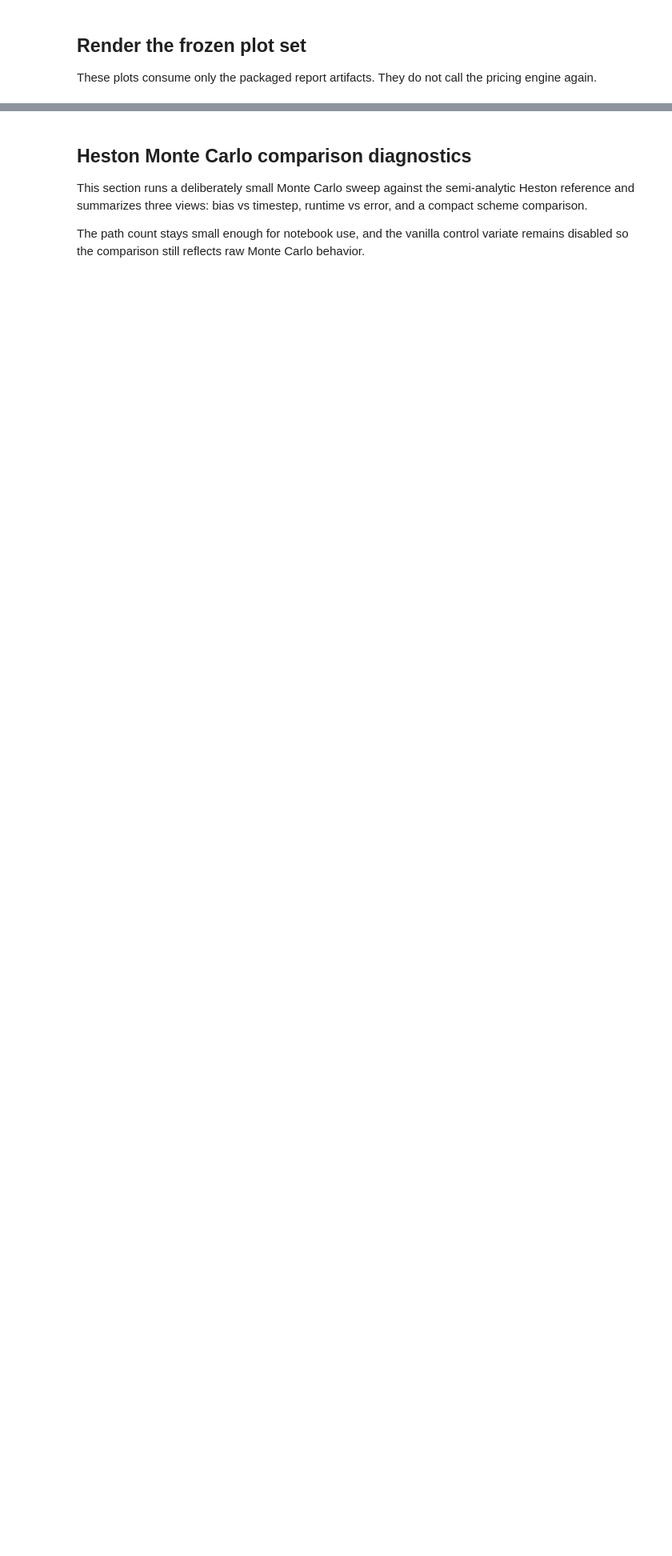
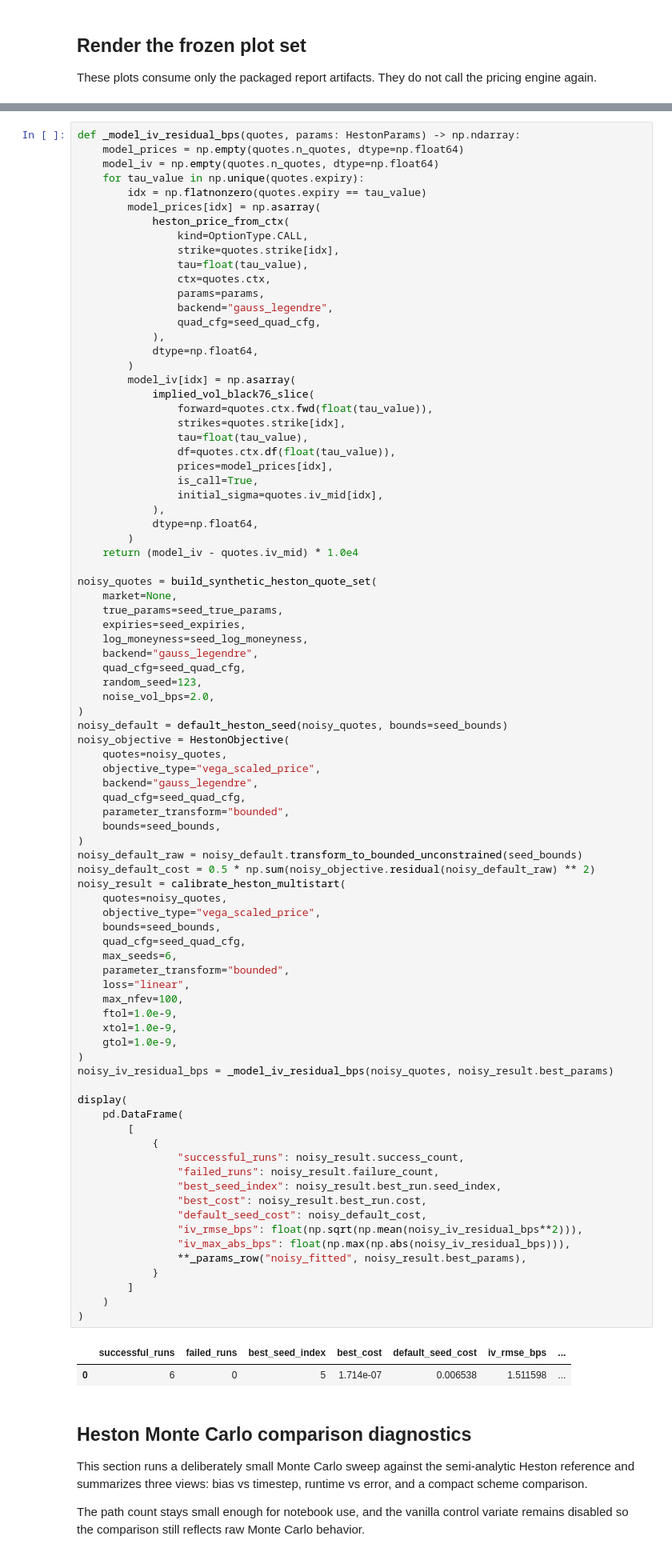
Before and after one commit to willemk-stack/option-pricing-library, a Jupyter notebook: demos/11_heston_diagnostics_review.ipynb, the cells around one changed output, grey strips where cells are left out. Shown at 80% size. Saved outputs shown, nothing was run; the diff lists cells and outputs as text; blank space fills up the shorter version.

```diff
--- a/demos/11_heston_diagnostics_review.ipynb
+++ b/demos/11_heston_diagnostics_review.ipynb
@@ -314,3 +484,90 @@ fig
+# %%
+def _model_iv_residual_bps(quotes, params: HestonParams) -> np.ndarray:
+    model_prices = np.empty(quotes.n_quotes, dtype=np.float64)
+    model_iv = np.empty(quotes.n_quotes, dtype=np.float64)
+    for tau_value in np.unique(quotes.expiry):
+        idx = np.flatnonzero(quotes.expiry == tau_value)
+        model_prices[idx] = np.asarray(
+            heston_price_from_ctx(
+                kind=OptionType.CALL,
+                strike=quotes.strike[idx],
+                tau=float(tau_value),
+                ctx=quotes.ctx,
+                params=params,
+                backend="gauss_legendre",
+                quad_cfg=seed_quad_cfg,
+            ),
+            dtype=np.float64,
+        )
+        model_iv[idx] = np.asarray(
+            implied_vol_black76_slice(
+                forward=quotes.ctx.fwd(float(tau_value)),
+                strikes=quotes.strike[idx],
+                tau=float(tau_value),
+                df=quotes.ctx.df(float(tau_value)),
+                prices=model_prices[idx],
+                is_call=True,
+                initial_sigma=quotes.iv_mid[idx],
+            ),
+            dtype=np.float64,
+        )
+    return (model_iv - quotes.iv_mid) * 1.0e4
+
+noisy_quotes = build_synthetic_heston_quote_set(
+    market=None,
+    true_params=seed_true_params,
+    expiries=seed_expiries,
+    log_moneyness=seed_log_moneyness,
+    backend="gauss_legendre",
+    quad_cfg=seed_quad_cfg,
+    random_seed=123,
+    noise_vol_bps=2.0,
+)
+noisy_default = default_heston_seed(noisy_quotes, bounds=seed_bounds)
+noisy_objective = HestonObjective(
+    quotes=noisy_quotes,
+    objective_type="vega_scaled_price",
+    backend="gauss_legendre",
+    quad_cfg=seed_quad_cfg,
+    parameter_transform="bounded",
+    bounds=seed_bounds,
+)
+noisy_default_raw = noisy_default.transform_to_bounded_unconstrained(seed_bounds)
+noisy_default_cost = 0.5 * np.sum(noisy_objective.residual(noisy_default_raw) ** 2)
+noisy_result = calibrate_heston_multistart(
+    quotes=noisy_quotes,
+    objective_type="vega_scaled_price",
+    bounds=seed_bounds,
+    quad_cfg=seed_quad_cfg,
+    max_seeds=6,
+    parameter_transform="bounded",
+    loss="linear",
+    max_nfev=100,
+    ftol=1.0e-9,
+    xtol=1.0e-9,
+    gtol=1.0e-9,
+)
+noisy_iv_residual_bps = _model_iv_residual_bps(noisy_quotes, noisy_result.best_params)
+
+display(
+    pd.DataFrame(
+        [
+            {
+                "successful_runs": noisy_result.success_count,
+                "failed_runs": noisy_result.failure_count,
+                "best_seed_index": noisy_result.best_run.seed_index,
+                "best_cost": noisy_result.best_run.cost,
+                "default_seed_cost": noisy_default_cost,
+                "iv_rmse_bps": float(np.sqrt(np.mean(noisy_iv_residual_bps**2))),
+                "iv_max_abs_bps": float(np.max(np.abs(noisy_iv_residual_bps))),
+                **_params_row("noisy_fitted", noisy_result.best_params),
+            }
+        ]
+    )
+)
+# %% [output]
+|  | successful_runs | failed_runs | best_seed_index | best_cost | default_seed_cost | iv_rmse_bps | ... |
+| 0 | 6 | 0 | 5 | 1.714e-07 | 0.006538 | 1.511598 | ... |
 # %% [markdown]
 ## Heston Monte Carlo comparison diagnostics
 
```
Also changed, not shown: parts of 6 cells of this notebook, 7 other files.
